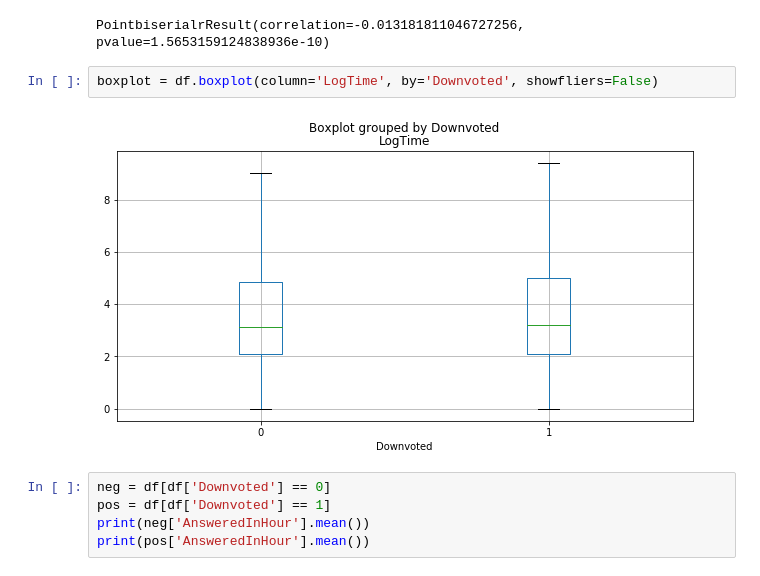
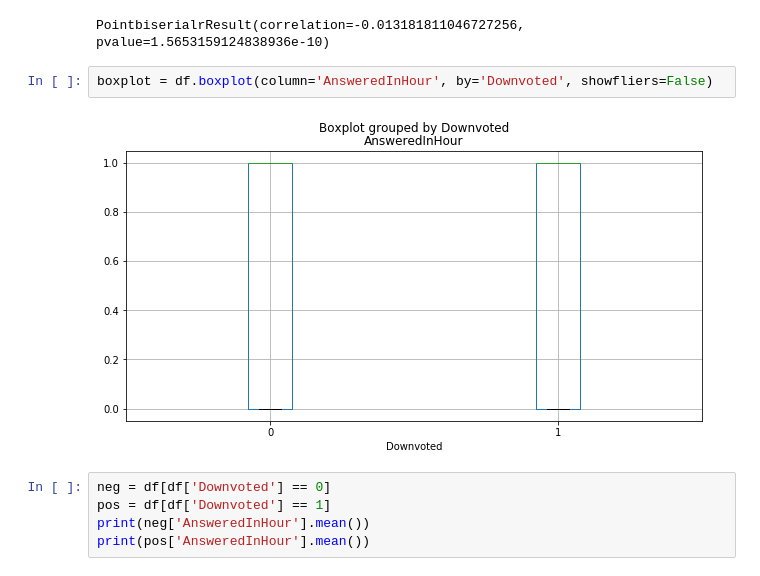
Before and after one commit to ryan-becwar/StackOverflow-Response-Time-Prediction, a Jupyter notebook: EDA.ipynb, the cells around one changed output. Drawn from its saved outputs; the diff is of its cells as text.

```diff
--- a/EDA.ipynb
+++ b/EDA.ipynb
@@ -62,9 +79,9 @@ out
 # %% [output]
 PointbiserialrResult(correlation=-0.013181811046727256, pvalue=1.5653159124838936e-10)
 # %%
-boxplot = df.boxplot(column='LogTime', by='Downvoted', showfliers=False)
+boxplot = df.boxplot(column='AnsweredInHour', by='Downvoted', showfliers=False)
 # %% [output]
-[figure, old version]
+[figure, new version]
 # %%
 neg = df[df['Downvoted'] == 0]
 pos = df[df['Downvoted'] == 1]
```
Also changed, not shown: parts of 7 cells of this notebook.
